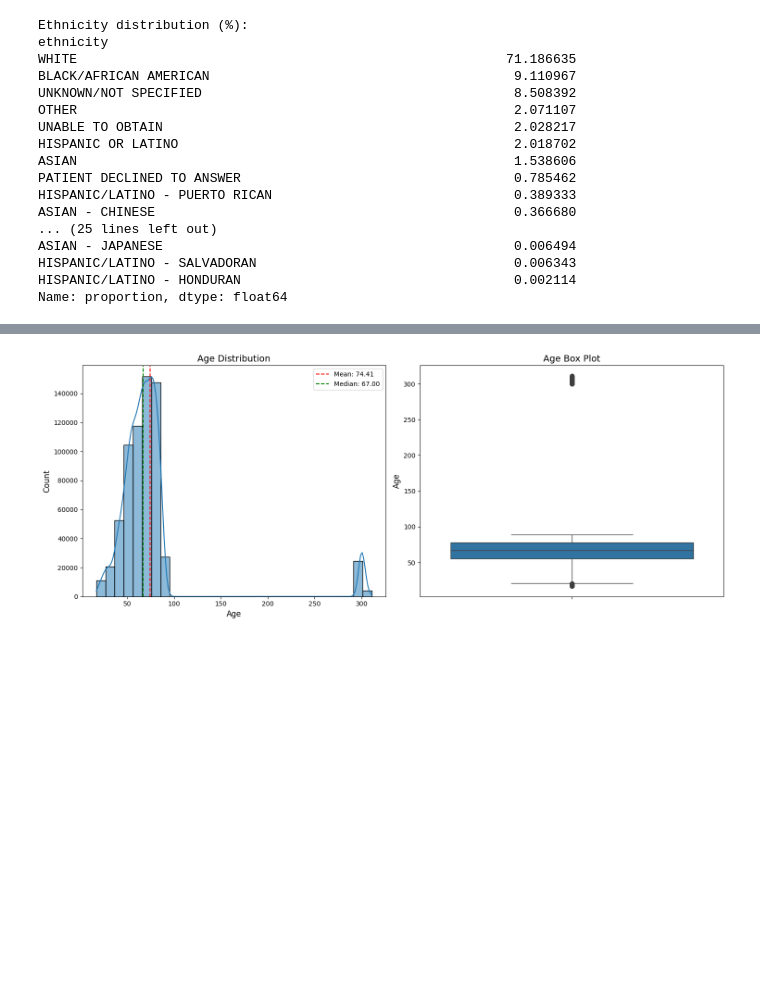
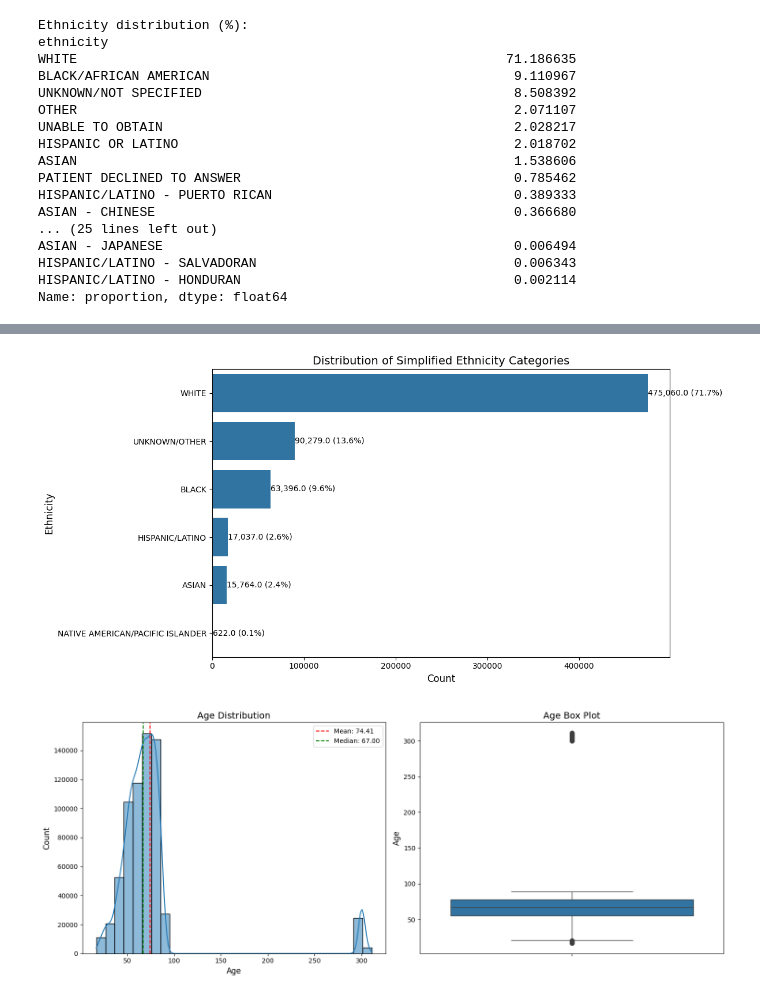
Before and after one commit to VaibhavSaran/Optimizing-Sepsis-Treatment-with-RL, a Jupyter notebook: EDA.ipynb, the cells around one changed output, grey strips where cells are left out. Cells and saved outputs as stored; diff of their text form; code cells hidden in the pictures; blank space fills up the shorter version.

Commit message:
Completed EDA and Imputed Missing values

```diff
--- a/EDA.ipynb
+++ b/EDA.ipynb
@@ -260,3 +260,79 @@ ASIAN - JAPANESE                                             0.006494
 HISPANIC/LATINO - SALVADORAN                                 0.006343
 HISPANIC/LATINO - HONDURAN                                   0.002114
 Name: proportion, dtype: float64
+# %%
+# Defining the mappings for simplified ethnicity categories
+ethnicity_mapping = {
+    # White categories
+    'WHITE': 'WHITE',
+    'WHITE - RUSSIAN': 'WHITE',
+    'WHITE - BRAZILIAN': 'WHITE',
+    'WHITE - OTHER EUROPEAN': 'WHITE',
+    'WHITE - EASTERN EUROPEAN': 'WHITE',
+    'PORTUGUESE': 'WHITE',
+
+    # Black categories
+    'BLACK/AFRICAN AMERICAN': 'BLACK',
+    'BLACK/CAPE VERDEAN': 'BLACK',
+    'BLACK/HAITIAN': 'BLACK',
+    'BLACK/AFRICAN': 'BLACK',
+
+    # Asian categories
+    'ASIAN': 'ASIAN',
+    'ASIAN - CHINESE': 'ASIAN',
+    'ASIAN - ASIAN INDIAN': 'ASIAN',
+    'ASIAN - VIETNAMESE': 'ASIAN',
+    'ASIAN - CAMBODIAN': 'ASIAN',
+    'ASIAN - FILIPINO': 'ASIAN',
+    'ASIAN - OTHER': 'ASIAN',
+    'ASIAN - KOREAN': 'ASIAN',
+    'ASIAN - JAPANESE': 'ASIAN',
+
+    # Hispanic/Latino categories
+    'HISPANIC OR LATINO': 'HISPANIC/LATINO',
+    'HISPANIC/LATINO - PUERTO RICAN': 'HISPANIC/LATINO',
+    'HISPANIC/LATINO - DOMINICAN': 'HISPANIC/LATINO',
+    'HISPANIC/LATINO - CUBAN': 'HISPANIC/LATINO',
+    'HISPANIC/LATINO - COLOMBIAN': 'HISPANIC/LATINO',
+    'HISPANIC/LATINO - MEXICAN': 'HISPANIC/LATINO',
+    'HISPANIC/LATINO - CENTRAL AMERICAN (OTHER)': 'HISPANIC/LATINO',
+    'HISPANIC/LATINO - GUATEMALAN': 'HISPANIC/LATINO',
+    'HISPANIC/LATINO - SALVADORAN': 'HISPANIC/LATINO',
+    'HISPANIC/LATINO - HONDURAN': 'HISPANIC/LATINO',
+
+    # Native categories
+    'AMERICAN INDIAN/ALASKA NATIVE': 'NATIVE AMERICAN/PACIFIC ISLANDER',
+    'AMERICAN INDIAN/ALASKA NATIVE FEDERALLY RECOGNIZED TRIBE': 'NATIVE AMERICAN/PACIFIC ISLANDER',
+    'NATIVE HAWAIIAN OR OTHER PACIFIC ISLANDER': 'NATIVE AMERICAN/PACIFIC ISLANDER',
+
+    # Unknown/Other categories
+    'UNKNOWN/NOT SPECIFIED': 'UNKNOWN/OTHER',
+    'OTHER': 'UNKNOWN/OTHER',
+    'UNABLE TO OBTAIN': 'UNKNOWN/OTHER',
+    'PATIENT DECLINED TO ANSWER': 'UNKNOWN/OTHER',
+    'MIDDLE EASTERN': 'UNKNOWN/OTHER',
+    'MULTI RACE ETHNICITY': 'UNKNOWN/OTHER'
+}
+
+# Apply the mapping directly to df_no_missing
+df_no_missing['ethnicity_simplified'] = df_no_missing['ethnicity'].map(ethnicity_mapping)
+
+# Check the new distribution
+ethnicity_counts = df_no_missing['ethnicity_simplified'].value_counts(normalize=True) * 100
+print("Simplified ethnicity distribution (%):")
+print(ethnicity_counts)
+
+# Visualize the new distribution
+plt.figure(figsize=(12, 6))
+ax = sns.countplot(y='ethnicity_simplified', data=df_no_missing,
+                  order=df_no_missing['ethnicity_simplified'].value_counts().index)
+for p in ax.patches:
+    ax.annotate(f'{p.get_width():,} ({p.get_width()/len(df_no_missing)*100:.1f}%)',
+                (p.get_width() + 5, p.get_y() + p.get_height()/2),
+                ha='left', va='center', fontsize=10)
+plt.title('Distribution of Simplified Ethnicity Categories', fontsize=14)
+plt.ylabel('Ethnicity', fontsize=12)
+plt.xlabel('Count', fontsize=12)
+plt.tight_layout()
+plt.show()
+# %% [output]
@@ -263,3 +348,4 @@ Name: proportion, dtype: float64
+[figure, added]
 # %%
 fig, (ax1, ax2) = plt.subplots(1, 2, figsize=(15, 6))
 
```
Also changed, not shown: parts of 13 cells of this notebook.
